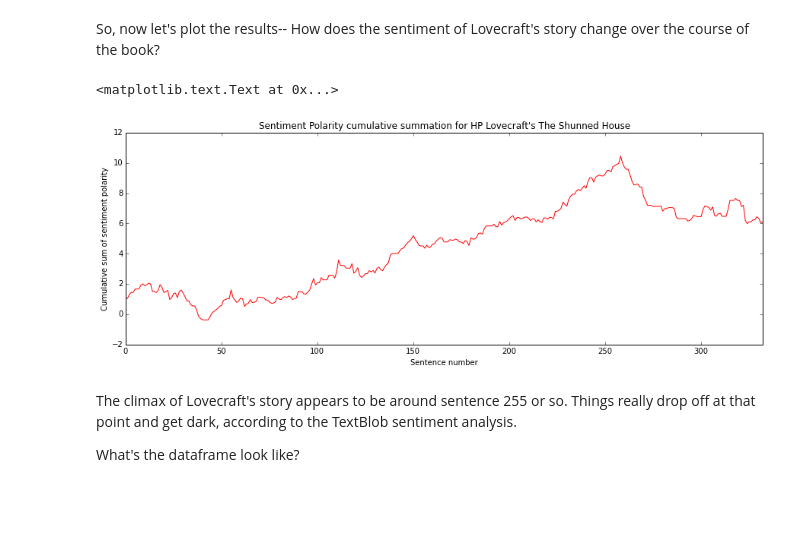
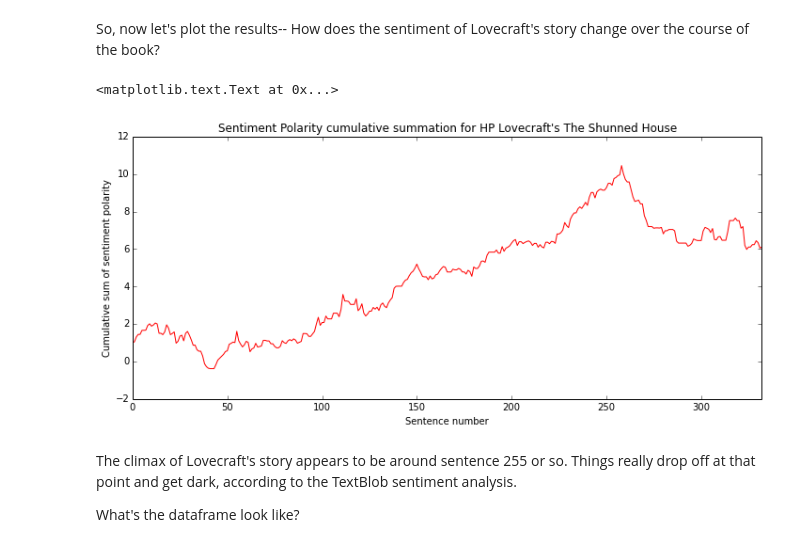
Before and after one commit to dagrha/textual-analysis, a Jupyter notebook: textblob_lovecraft.ipynb, the cells around one changed output. Cells and saved outputs as stored; diff of their text form; code cells hidden in the pictures; blank space fills up the shorter version.

```diff
--- a/textblob_lovecraft.ipynb
+++ b/textblob_lovecraft.ipynb
@@ -73,13 +73,13 @@ df['cum_sum'] = df.polarity.cumsum()
 # %% [markdown]
 So, now let's plot the results-- How does the sentiment of Lovecraft's story change over the course of the book?
 # %%
-df.cum_sum.plot(figsize=(15,5), color='r',
+df.cum_sum.plot(figsize=(12,5), color='r',
                 title='Sentiment Polarity cumulative summation for HP Lovecraft\'s The Shunned House')
 plt.xlabel('Sentence number')
 plt.ylabel('Cumulative sum of sentiment polarity')
 # %% [output]
 <matplotlib.text.Text at 0x...>
-[figure, old version]
+[figure, new version]
 # %% [markdown]
 The climax of Lovecraft's story appears to be around sentence 255 or so.  Things really drop off at that point and get dark, according to the TextBlob sentiment analysis.
 
```
Also changed, not shown: parts of 1 cell of this notebook.
